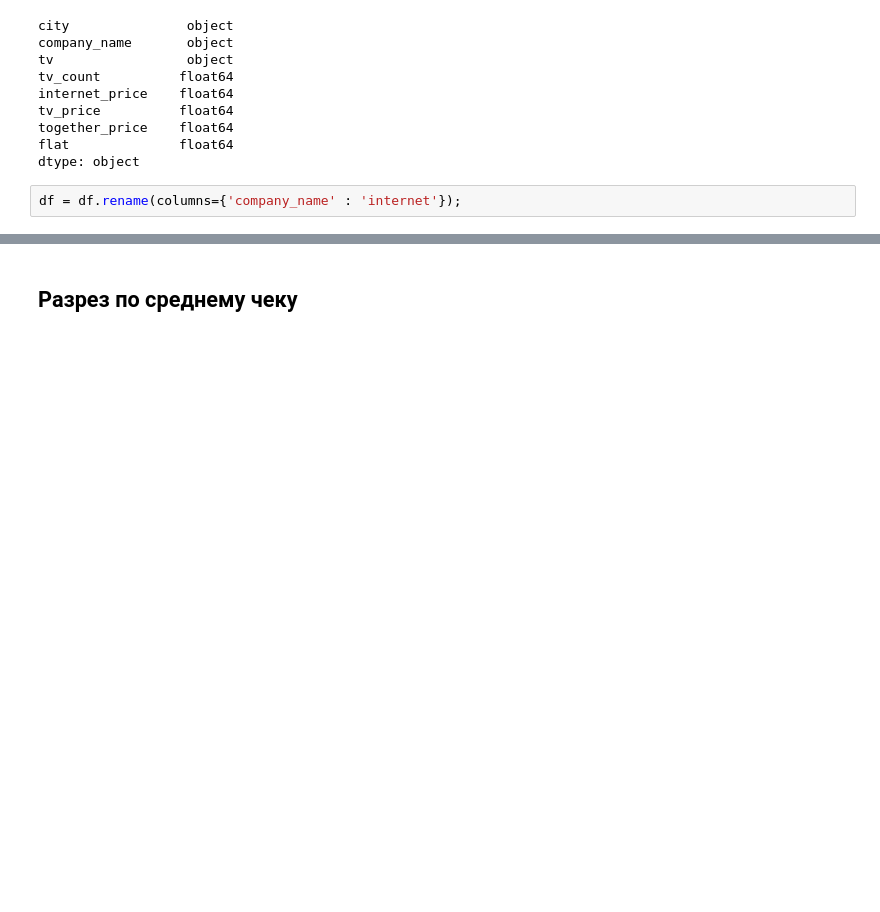
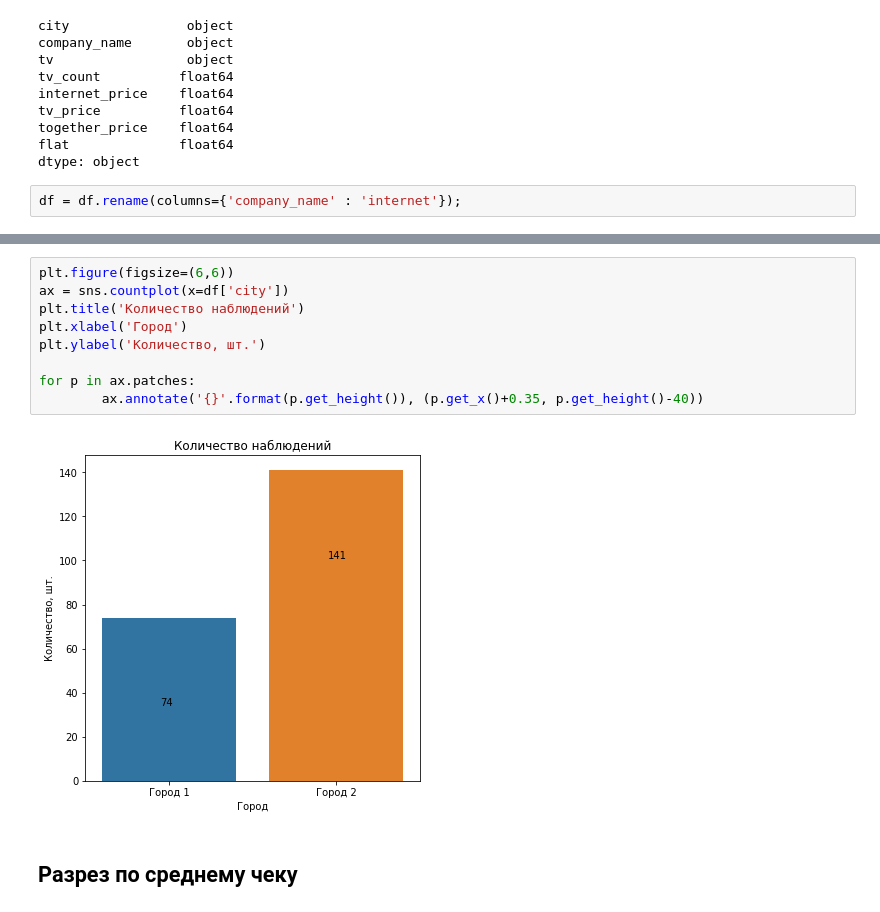
Before and after one commit to etovityusha/practice, a Jupyter notebook: citilink/citilink.ipynb, the cells around one changed output, grey strips where cells are left out. Drawn from its saved outputs; the diff is of its cells as text; blank space fills up the shorter version.

```diff
--- a/citilink/citilink.ipynb
+++ b/citilink/citilink.ipynb
@@ -39,3 +54,14 @@ df = df.rename(columns={'company_name' : 'internet'});
+# %%
+plt.figure(figsize=(6,6))
+ax = sns.countplot(x=df['city'])
+plt.title('Количество наблюдений')
+plt.xlabel('Город')
+plt.ylabel('Количество, шт.')
+
+for p in ax.patches:
+        ax.annotate('{}'.format(p.get_height()), (p.get_x()+0.35, p.get_height()-40))
+# %% [output]
+[figure, added]
 # %% [markdown]
 ## Разрез по среднему чеку
 # %% [markdown]
```
Also changed, not shown: parts of 9 cells of this notebook.
